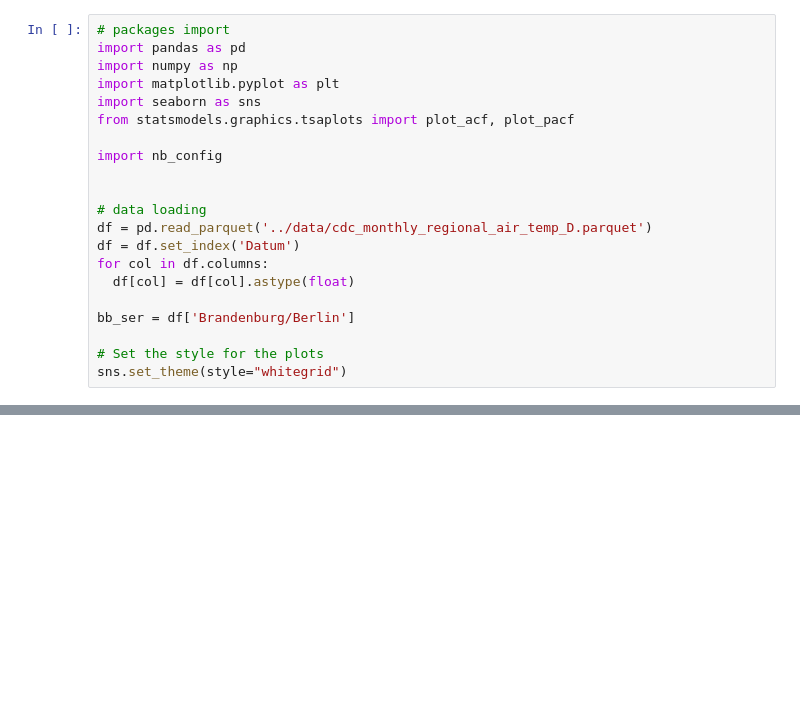
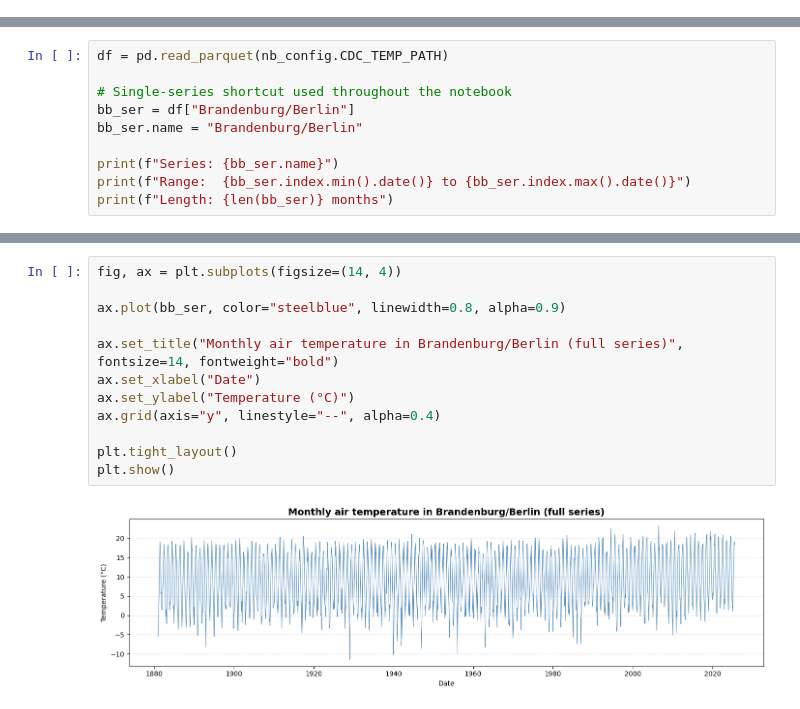
Before and after one commit to aihpi/workshop-time-series, a Jupyter notebook: notebooks/A02_Basic_plotting.ipynb, the cells around one changed output, grey strips where cells are left out. Saved outputs shown, nothing was run; the diff lists cells and outputs as text; blank space fills up the shorter version.

```diff
--- a/notebooks/A02_Basic_plotting.ipynb
+++ b/notebooks/A02_Basic_plotting.ipynb
@@ -13,21 +0,0 @@ In this notebook, we will learn how to visualize time series data to identify pa
-# %%
-# packages import
-import pandas as pd
-import numpy as np
-import matplotlib.pyplot as plt
-import seaborn as sns
-from statsmodels.graphics.tsaplots import plot_acf, plot_pacf
-
-import nb_config
-
-
-# data loading
-df = pd.read_parquet('../data/cdc_monthly_regional_air_temp_D.parquet')
-df = df.set_index('Datum')
-for col in df.columns:
-  df[col] = df[col].astype(float)
-
-bb_ser = df['Brandenburg/Berlin']
-
-# Set the style for the plots
-sns.set_theme(style="whitegrid")
@@ -239,0 +42,10 @@ plt.show()
+# %%
+df = pd.read_parquet(nb_config.CDC_TEMP_PATH)
+
+# Single-series shortcut used throughout the notebook
+bb_ser = df["Brandenburg/Berlin"]
+bb_ser.name = "Brandenburg/Berlin"
+
+print(f"Series: {bb_ser.name}")
+print(f"Range:  {bb_ser.index.min().date()} to {bb_ser.index.max().date()}")
+print(f"Length: {len(bb_ser)} months")
@@ -239,0 +65,14 @@ plt.show()
+# %%
+fig, ax = plt.subplots(figsize=(14, 4))
+
+ax.plot(bb_ser, color="steelblue", linewidth=0.8, alpha=0.9)
+
+ax.set_title("Monthly air temperature in Brandenburg/Berlin (full series)", fontsize=14, fontweight="bold")
+ax.set_xlabel("Date")
+ax.set_ylabel("Temperature (°C)")
+ax.grid(axis="y", linestyle="--", alpha=0.4)
+
+plt.tight_layout()
+plt.show()
+# %% [output]
+[figure, added]
```
Also changed, not shown: parts of 75 cells of this notebook, 36 other files.
